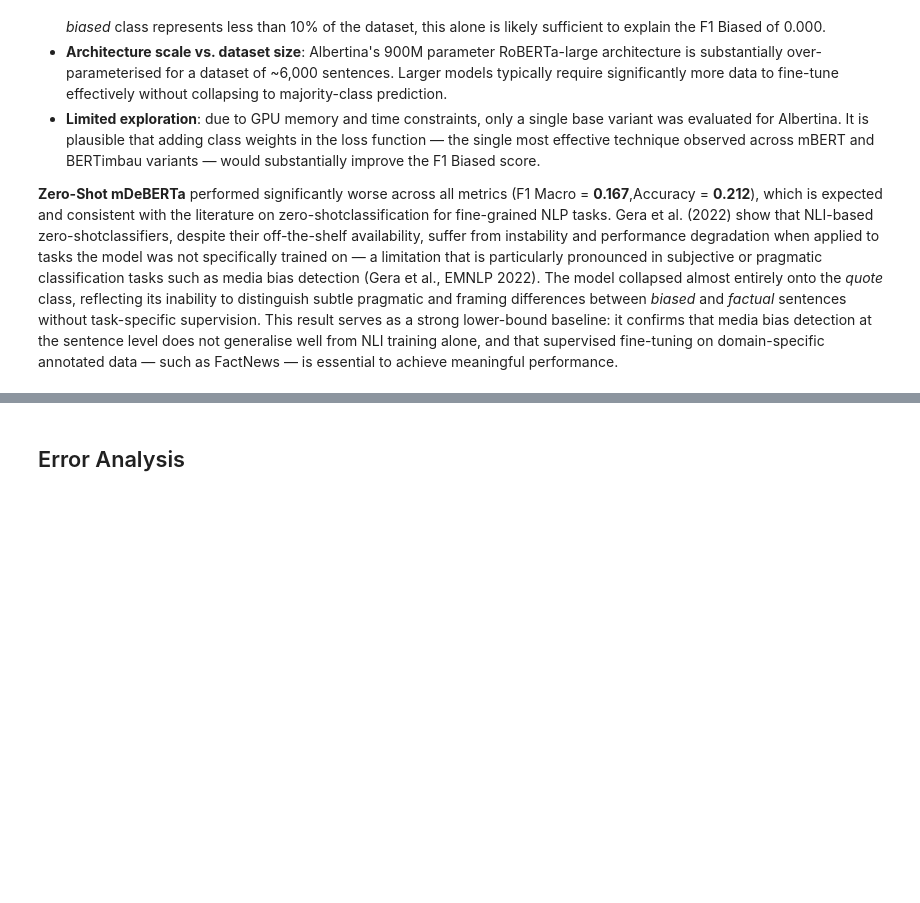
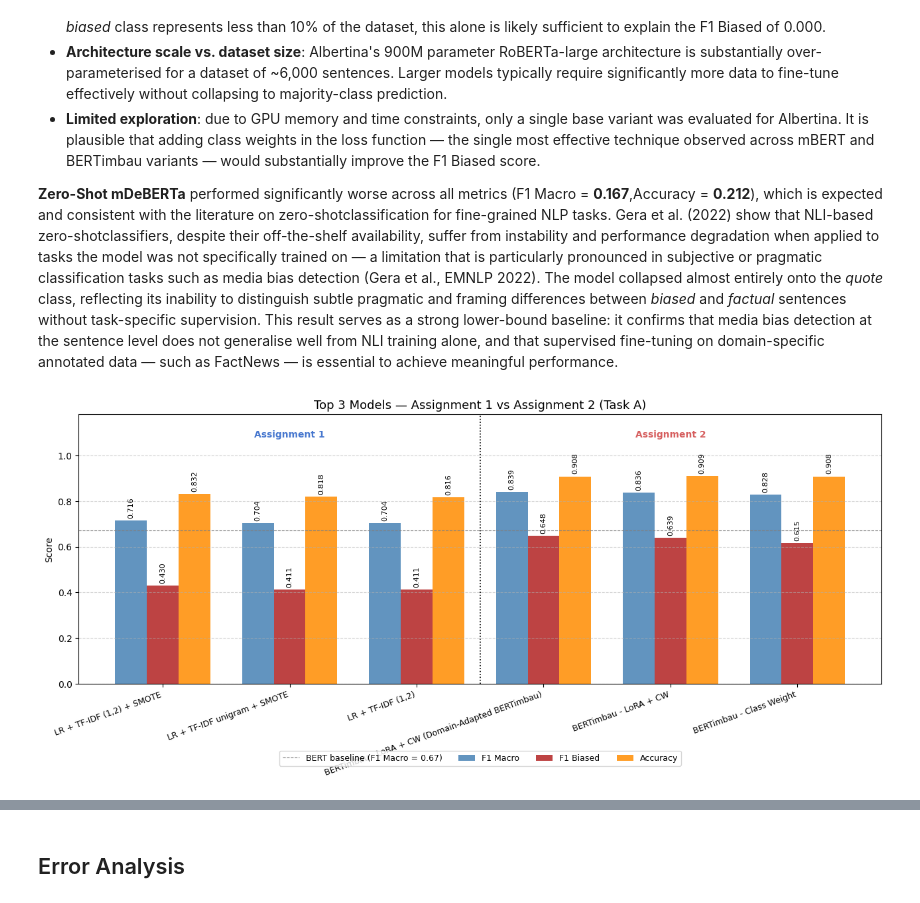
Before and after one commit to tomast100/PLN_Project, a Jupyter notebook: assignment_2.ipynb, the cells around one changed output, grey strips where cells are left out. Cells and saved outputs as stored; diff of their text form; code cells hidden in the pictures; blank space fills up the shorter version.

Commit message:
assignment 1 vs 2

```diff
--- a/assignment_2.ipynb
+++ b/assignment_2.ipynb
@@ -2075,3 +2094,81 @@ Several factors may explain Albertina's underperformance relative to mBERT and B
 degradation when applied to tasks the model was not specifically trained on — a limitation that is particularly pronounced in subjective or pragmatic classification tasks such as media bias detection (Gera et al., EMNLP 2022). The model collapsed almost entirely onto the *quote*
 class, reflecting its inability to distinguish subtle pragmatic and framing differences between *biased* and *factual* sentences without task-specific supervision. This result serves as a strong lower-bound baseline: it confirms that media bias detection at the sentence level does
 not generalise well from NLI training alone, and that supervised fine-tuning on domain-specific annotated data — such as FactNews — is essential to achieve meaningful performance.
+# %%
+
+
+top3_a2 = sorted(
+    results.items(),
+    key=lambda x: x[1]["f1_macro"],
+    reverse=True
+)[:3]
+
+models_a2 = {}
+for name, v in top3_a2:
+    models_a2[name] = {
+        "f1_macro":  v["f1_macro"],
+        "f1_biased": f1_score(v["y_true"], v["y_pred"], average=None, labels=[0, 1, 2])[0],
+        "accuracy":  accuracy_score(v["y_true"], v["y_pred"]),
+        "entrega": "Assignment 2 (Transformers)"
+    }
+
+top3_a1 = sorted(
+    old_results_a.items(),
+    key=lambda x: x[1]["f1_macro"],
+    reverse=True
+)[:3]
+
+models_a1 = {}
+for name, v in top3_a1:
+    models_a1[name] = {
+        "f1_macro":  v["f1_macro"],
+        "f1_biased": v.get("f1_biased", 0.0),
+        "accuracy":  v.get("accuracy", 0.0),
+        "entrega": "Assignment 1 (ML Clássico)"
+    }
+
+all_models = {**models_a1, **models_a2}
+
+names    = list(all_models.keys())
+colors_e = ["#4878cf" if v["entrega"].startswith("Assignment 1") else "#d65f5f"
+            for v in all_models.values()]
+
+metrics = ["f1_macro", "f1_biased", "accuracy"]
+labels  = ["F1 Macro", "F1 Biased", "Accuracy"]
+bar_colors = ["steelblue", "firebrick", "darkorange"]
+width = 0.25
+x = np.arange(len(names))
+
+fig, ax = plt.subplots(figsize=(13, 6))
+
+for i, (metric, label, color) in enumerate(zip(metrics, labels, bar_colors)):
+    vals = [all_models[n][metric] for n in names]
+    bars = ax.bar(x + (i - 1) * width, vals, width, label=label, color=color, alpha=0.85)
+    for bar, val in zip(bars, vals):
+        ax.text(
+            bar.get_x() + bar.get_width() / 2,
+            bar.get_height() + 0.01,
+            f"{val:.3f}",
+            ha="center", va="bottom", fontsize=8, rotation=90
+        )
+
+
+ax.axhline(y=0.67, color="gray", linestyle="--", linewidth=0.8, label="BERT baseline (F1 Macro = 0.67)")
+
+ax.axvline(x=2.5, color="black", linestyle=":", linewidth=1.2)
+ax.text(1, 1.08, "Assignment 1", ha="center", fontsize=10, color="#4878cf", fontweight="bold")
+ax.text(4, 1.08, "Assignment 2", ha="center", fontsize=10, color="#d65f5f", fontweight="bold")
+
+ax.set_title("Top 3 Models — Assignment 1 vs Assignment 2 (Task A)", fontsize=13)
+ax.set_xticks(x)
+ax.set_xticklabels(names, rotation=20, ha="right", fontsize=9)
+ax.set_ylim(0, 1.18)
+ax.set_ylabel("Score")
+ax.grid(axis="y", linestyle="--", alpha=0.5)
+ax.legend(loc="lower center", bbox_to_anchor=(0.5, -0.32), ncol=4, fontsize=9, frameon=True)
+
+plt.tight_layout()
+plt.savefig("top3_comparison_a1_vs_a2.png", dpi=150, bbox_inches="tight")
+plt.show()
+# %% [output]
+[figure, added]
```
Also changed, not shown: parts of 8 cells of this notebook.
